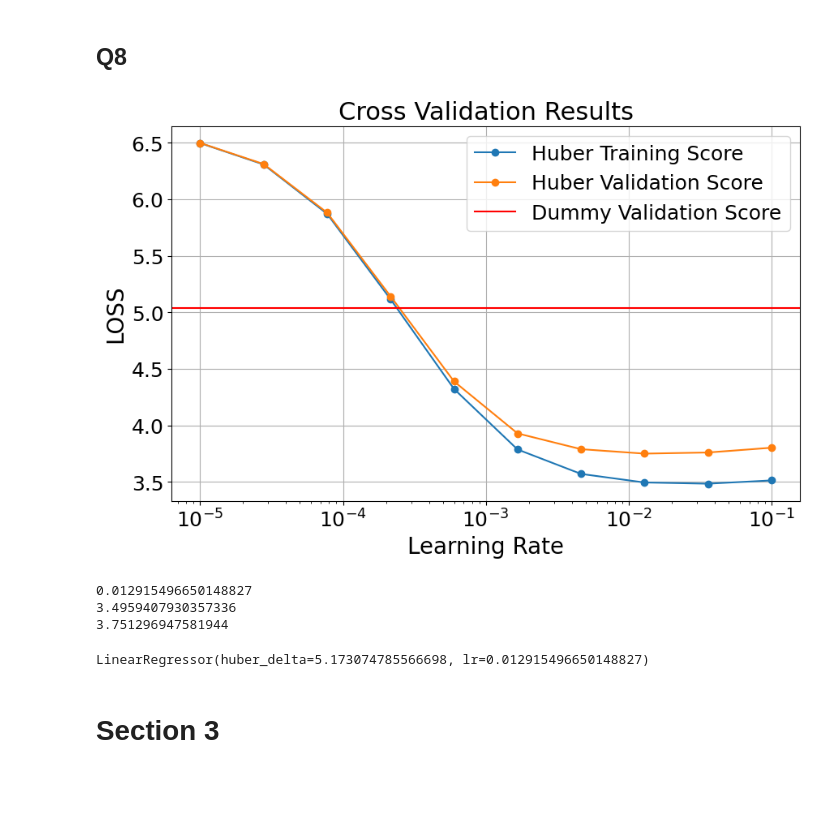
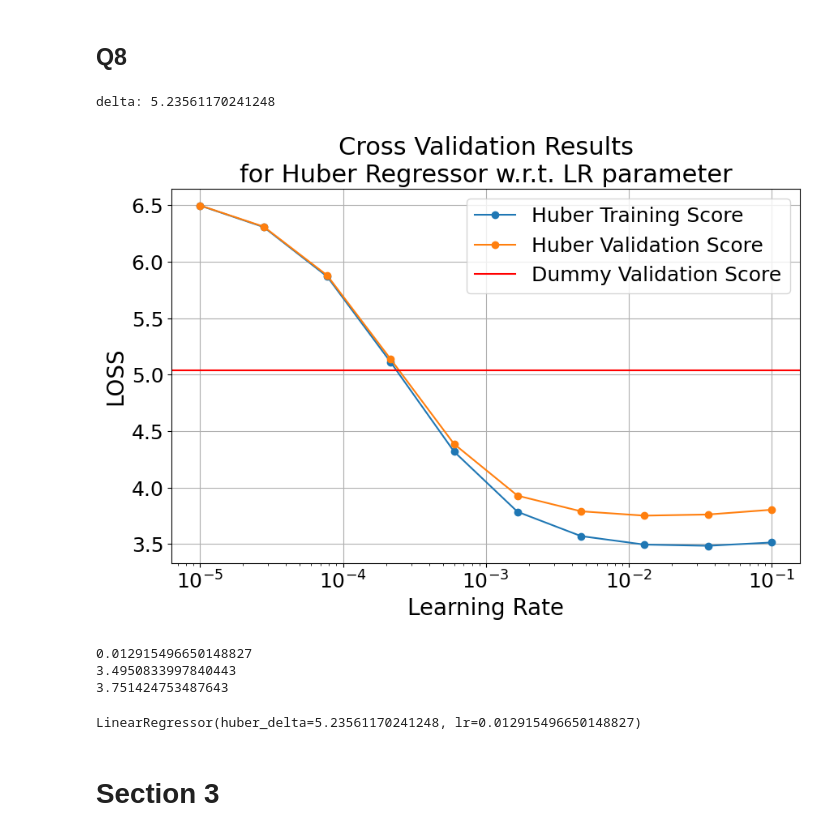
Before and after one commit to dgershko/iml_hw3, a Jupyter notebook: hw3.ipynb, the cells around one changed output. Cells and saved outputs as stored; diff of their text form; code cells hidden in the pictures; blank space fills up the shorter version.

```diff
--- a/hw3.ipynb
+++ b/hw3.ipynb
@@ -281,15 +281,19 @@ def test_lr(X_train, y_train, X_val, y_val, huber_delta: float, title: str, max_
 # %%
 # Q3 - psuedo is dead.
 # Train model using delta s.t. it behaves like square loss, by choosing a large value for it
+from sklearn.dummy import DummyRegressor
+
+
 delta = 100
-model = LinearRegressor(lr=0.01, huber_delta=100)
+# model = LinearRegressor(lr=0.01, huber_delta=100)
+model = DummyRegressor()
 model.fit(partial_train_X, partial_train_y)
 residuals = partial_train_y - model.predict(partial_train_X)
 residuals = np.abs(residuals)
 
 quantile_thresholds = [0.5, 0.7, 0.8, 0.9, 0.95, 0.96, 0.97, 0.98, 0.99, 1.0]
 deltas = list(np.quantile(residuals, quantile_thresholds))
-
+print(f"deltas: {deltas}")
 from sklearn.model_selection import cross_validate
 
 test_cv_scores = []
@@ -363,39 +368,41 @@ DummyRegressor()
 # %%
 
 lr_values = np.logspace(-5, -1, 10)
-# print(f"delta: {delta}")
+print(f"delta: {delta}")
 train_scores = []
 test_scores = []
 for lr in lr_values:
     linear = LinearRegressor(lr=lr, huber_delta=delta)
     cv_result = cross_validate(linear, prepared_X, prepared_y, cv=5, return_train_score=True, scoring="neg_mean_squared_error", n_jobs=5)
     test_scores.append(np.abs(np.mean(cv_result["test_score"])))
     train_scores.append(np.abs(np.mean(cv_result["train_score"])))
 
 plt.figure(figsize=(10, 6))
 plt.semilogx(lr_values, train_scores, label="Huber Training Score", marker="o")
 plt.semilogx(lr_values, test_scores, label="Huber Validation Score", marker="o")
 plt.axhline(y=dummy_validation_score, label="Dummy Validation Score", color="red")
 plt.xlabel("Learning Rate")
 plt.ylabel("LOSS")
-plt.title("Cross Validation Results")
+plt.title("""Cross Validation Results
+for Huber Regressor w.r.t. LR parameter""")
 plt.legend()
 plt.grid(True)
 plt.show()
 
 best_index = np.argmin(test_scores)
 best_lr = lr_values[best_index]
 print(best_lr)
 print(train_scores[best_index])
 print(test_scores[best_index])
 
 # TASK !!
 linear_regressor = LinearRegressor(lr=best_lr, huber_delta=delta)
 linear_regressor.fit(prepared_X, prepared_y)
 # %% [output]
+delta: 5.23561170241248
-[figure, old version]
+[figure, new version]
-0.012915496650148827
-3.4959407930357336
-3.751296947581944
-LinearRegressor(huber_delta=5.173074785566698, lr=0.012915496650148827)
+0.012915496650148827
+3.4950833997840443
+3.751424753487643
+LinearRegressor(huber_delta=5.23561170241248, lr=0.012915496650148827)
 # %%
```
Also changed, not shown: parts of 4 cells of this notebook.
